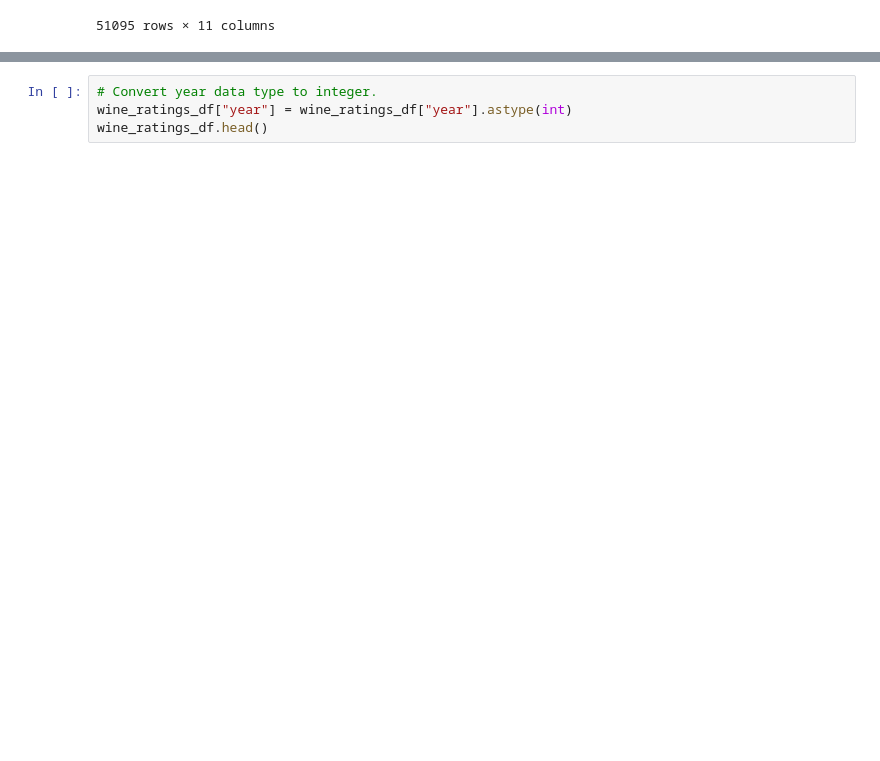
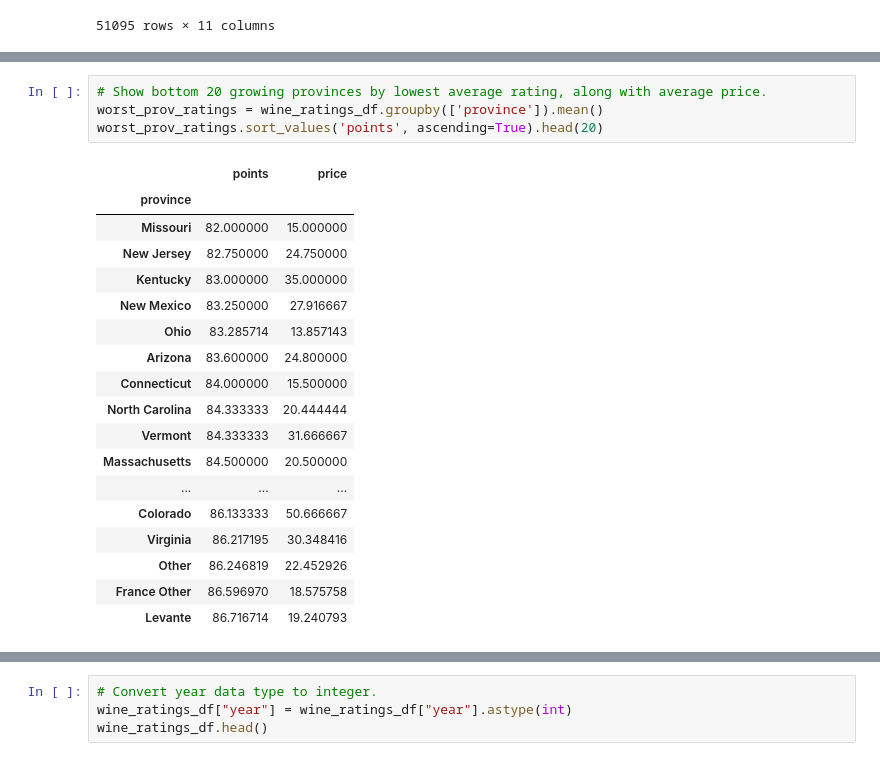
Before and after one commit to whitneyshine/austin_project, a Jupyter notebook: Wine_Ratings.ipynb, the cells around one changed output, grey strips where cells are left out. Saved outputs shown, nothing was run; the diff lists cells and outputs as text; blank space fills up the shorter version.

```diff
--- a/Wine_Ratings.ipynb
+++ b/Wine_Ratings.ipynb
@@ -411,0 +418,23 @@ dtype: object
+# %%
+# Show bottom 20 growing provinces by lowest average rating, along with average price.
+worst_prov_ratings = wine_ratings_df.groupby(['province']).mean()
+worst_prov_ratings.sort_values('points', ascending=True).head(20)
+# %% [output]
+|  | points | price |
+| province |  |  |
+| Missouri | 82.000000 | 15.000000 |
+| New Jersey | 82.750000 | 24.750000 |
+| Kentucky | 83.000000 | 35.000000 |
+| New Mexico | 83.250000 | 27.916667 |
+| Ohio | 83.285714 | 13.857143 |
+| Arizona | 83.600000 | 24.800000 |
+| Connecticut | 84.000000 | 15.500000 |
+| North Carolina | 84.333333 | 20.444444 |
+| Vermont | 84.333333 | 31.666667 |
+| Massachusetts | 84.500000 | 20.500000 |
+| ... | ... | ... |
+| Colorado | 86.133333 | 50.666667 |
+| Virginia | 86.217195 | 30.348416 |
+| Other | 86.246819 | 22.452926 |
+| France Other | 86.596970 | 18.575758 |
+| Levante | 86.716714 | 19.240793 |
```
Also changed, not shown: parts of 42 cells of this notebook.
